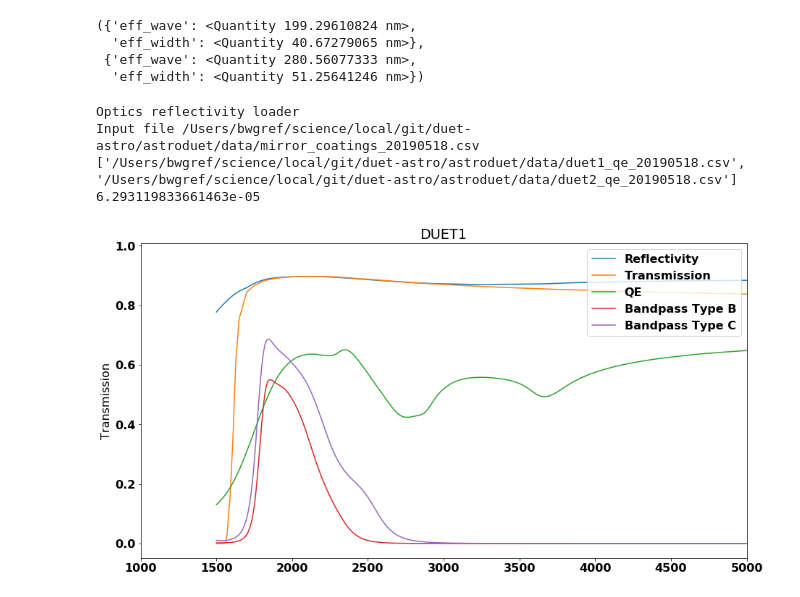
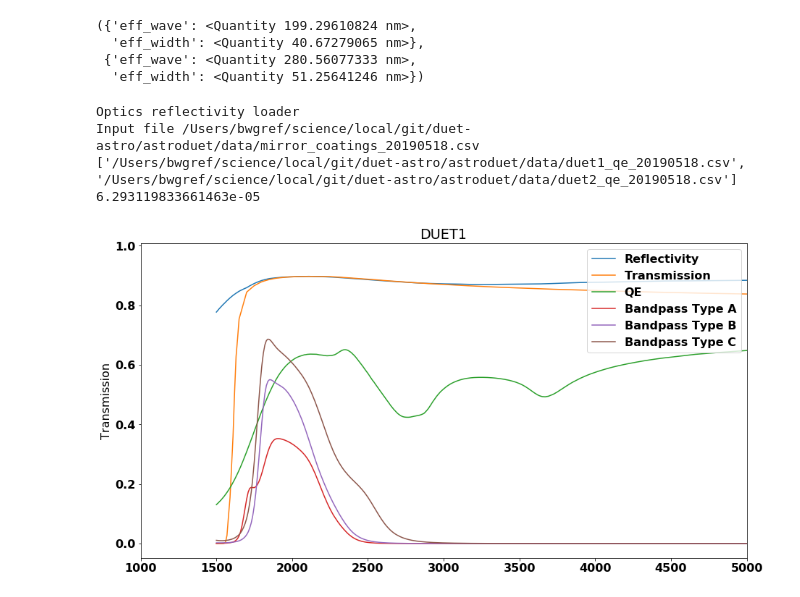
Before and after one commit to bwgref/duet-astro, a Jupyter notebook: notebooks/Filter Comparison.ipynb, the cells around one changed output. Drawn from its saved outputs; the diff is of its cells as text; code cells hidden in the pictures.

```diff
--- a/notebooks/Filter Comparison.ipynb
+++ b/notebooks/Filter Comparison.ipynb
@@ -50,35 +51,35 @@ low_wave = duet.bandpass1[0]
 high_wave = duet.bandpass1[1]
 
 print(duet.qe_files['names'])
 qe_wave, qe = load_qe(duet.qe_files['names'][0])
 
 fig = plt.figure(figsize = (15, 8))
 ax = fig.subplots()
 
 ax.plot(ref_wave.to(u.AA), reflectivity, label='Reflectivity')
 ax.plot(trans_wave.to(u.AA), transmission, label='Transmission')
 ax.plot(qe_wave.to(u.AA), qe, label="QE")
 
 
 
-for filter_type in ['B', 'C']:
+for filter_type in ['A', 'B', 'C']:
     red_wave, red_trans = load_redfilter(duet.bandpass_files['names'][0], filter_type=filter_type)
     ax.plot(red_wave.to(u.AA), red_trans, label='Bandpass Type {}'.format(filter_type))
 
 
 
 ax.set_ylabel('Transmission')
 ax.set_xlim([1000, 5000])
 ax.legend(loc=1)
 ax.set_title('DUET1')
 o2_total = duet.apply_filters(zodi['wavelength'], airglow_lines)
 print(o2_total.sum() / airglow_lines.sum())
 # %% [output]
 Optics reflectivity loader
 Input file /Users/bwgref/science/local/git/duet-astro/astroduet/data/mirror_coatings_20190518.csv
 ['/Users/bwgref/science/local/git/duet-astro/astroduet/data/duet1_qe_20190518.csv', '/Users/bwgref/science/local/git/duet-astro/astroduet/data/duet2_qe_20190518.csv']
 6.293119833661463e-05
-[figure, old version]
+[figure, new version]
 # %%
 # Band 2
 low_wave = duet.bandpass2[0]
```
Also changed, not shown: parts of 3 cells of this notebook, 1 other file.
